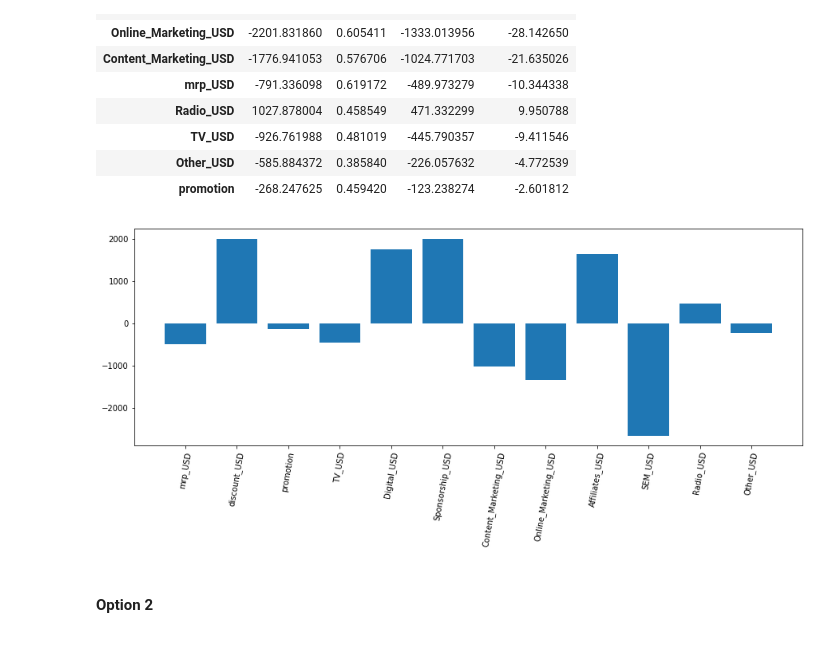
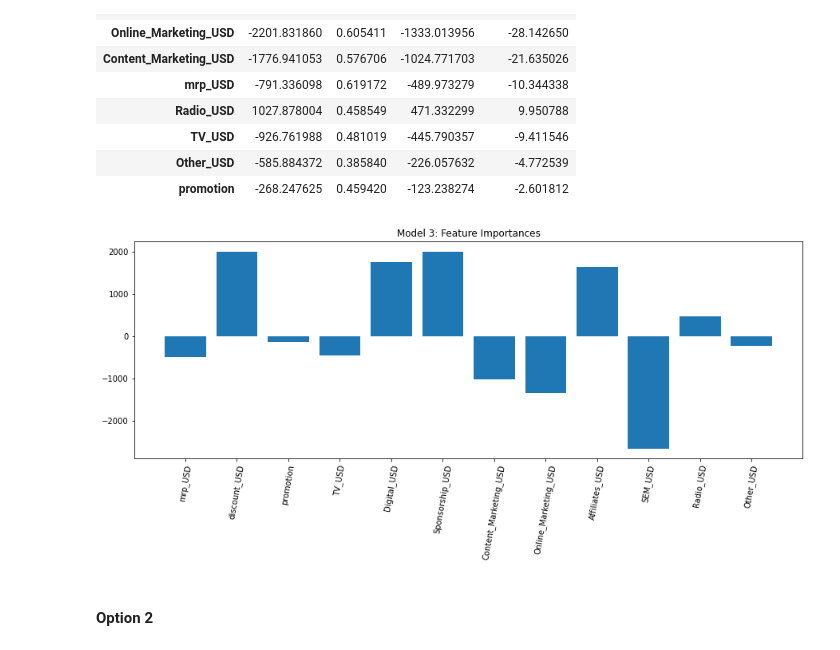
Before and after one commit to rrmahr/Marketing-Mix-Model, a Jupyter notebook: a_Notebooks/d_Modeling_Hyperparameter_Tuning.ipynb, the cells around one changed output. Cells and saved outputs as stored; diff of their text form; code cells hidden in the pictures.

Commit message:
Update modeling

```diff
--- a/a_Notebooks/d_Modeling_Hyperparameter_Tuning.ipynb
+++ b/a_Notebooks/d_Modeling_Hyperparameter_Tuning.ipynb
@@ -226,11 +226,12 @@ feature_importances.reindex(feature_importances['importance'].abs().sort_values(
 # %%
 # plot feature importance
 plt.figure(figsize=(15,5))
 plt.bar(X_test_1.columns.to_list(),feature_importances['importance'])
 plt.xticks(rotation=80)
+plt.title('Model 3: Feature Importances')
 plt.show()
 # %% [output]
-[figure, old version]
+[figure, new version]
 # %% [markdown]
 #### Option 2
 # %%
```
Also changed, not shown: parts of 11 cells of this notebook.
